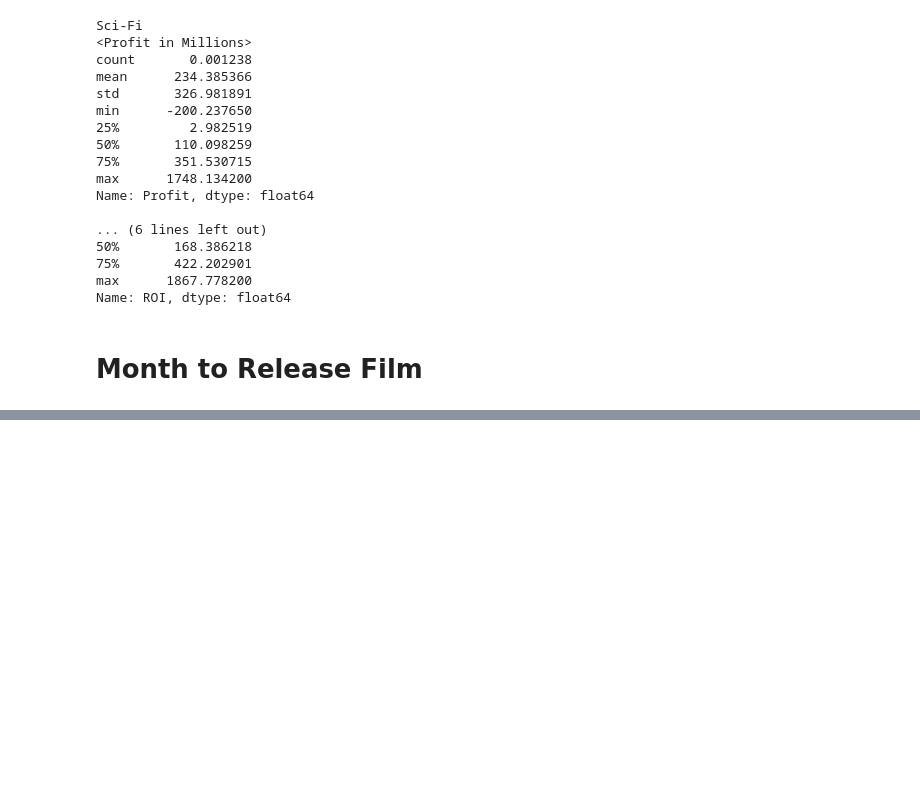
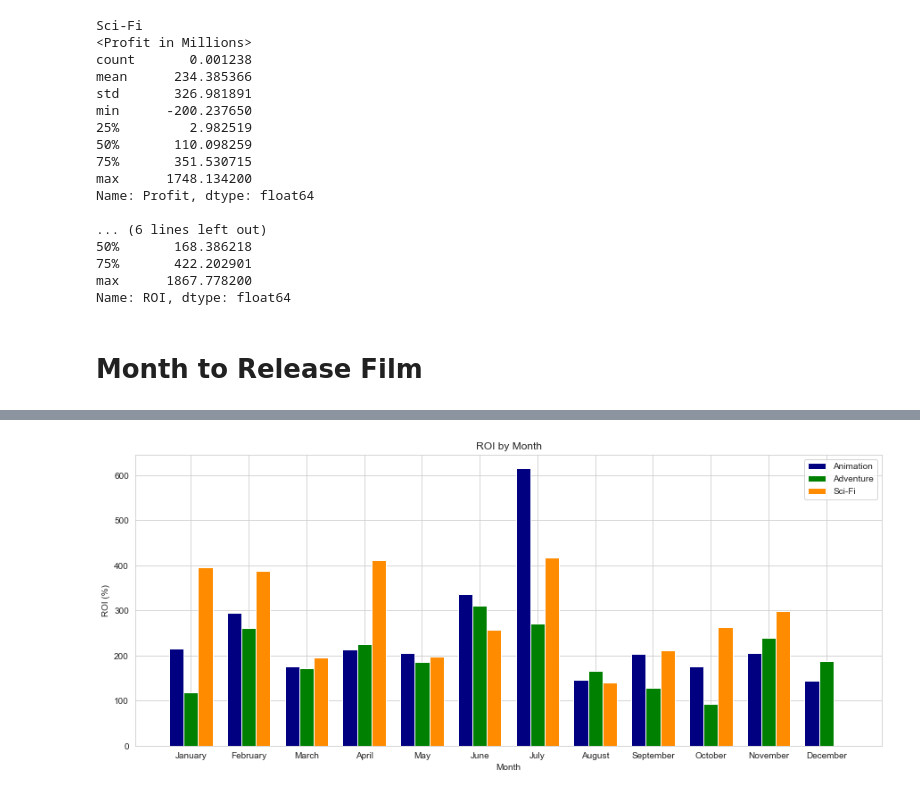
Before and after one commit to Jyve00/Microsoft_Movie_Project, a Jupyter notebook: Movie_Project_Draft.ipynb, the cells around one changed output, grey strips where cells are left out. Saved outputs shown, nothing was run; the diff lists cells and outputs as text; code cells hidden in the pictures; blank space fills up the shorter version.

```diff
--- a/Movie_Project_Draft.ipynb
+++ b/Movie_Project_Draft.ipynb
@@ -770 +725,46 @@ ax.set_xticklabels(months)
 [figure]
+# %%
+# 3 in 1 Bar chart
+# Create datasets for top 3 genres
+g1_df=final_df[final_df['Genres']=='Animation']
+g1_df = g1_df.drop_duplicates('Title')
+g1a_data = g1_df.groupby(['Released_month']).ROI.mean()
+g2_df=final_df[final_df['Genres']=='Adventure']
+g2_df = g2_df.drop_duplicates('Title')
+g2a_data = g2_df.groupby(['Released_month']).ROI.mean()
+g3_df=final_df[final_df['Genres']=='Sci-Fi']
+g3_df = g3_df.drop_duplicates('Title')
+g3a_data = g3_df.groupby(['Released_month']).ROI.mean()
+
+# Create a figure and axis
+fig, ax = plt.subplots(figsize=(15,6))
+
+# Get x and y data
+x1 = g1a_data.index
+y1 = g1a_data.values
+x2 = g2a_data.index
+y2 = g2a_data.values
+x3 = g3a_data.index
+y3 = g3a_data.values
+
+# Create Animation bar chart 0.25 left to the center and assign unique color
+ax.bar(x1-0.25, y1, width= 0.25, color='navy')
+# Create Adventure bar chart on the center and assign unique color
+ax.bar(x2, y2, width = 0.25, color='green')
+# Create Sci-Fi bar chart 0.25 right to the center and assign unique color
+ax.bar(x3+0.25, y3, width = 0.25, color='darkorange')
+
+# Set tick labels as name of the month corresponding the number
+months =['January','February', 'March', 'April', 'May', 'June', 'July','August', 'September', 'October', 'November', 'December']
+months_num = range(1,13)
+ax.set_xticks(months_num)
+ax.set_xticklabels(months)
+# Set title, labels, and legend
+ax.set_title('ROI by Month')
+ax.set_xlabel('Month')
+ax.set_ylabel('ROI (%)')
+ax.legend(["Animation", "Adventure", "Sci-Fi"])
+# Save figure
+plt.savefig('Monthly ROI.png')
+# %% [output]
+[figure, added]
```
Also changed, not shown: parts of 9 cells of this notebook.
